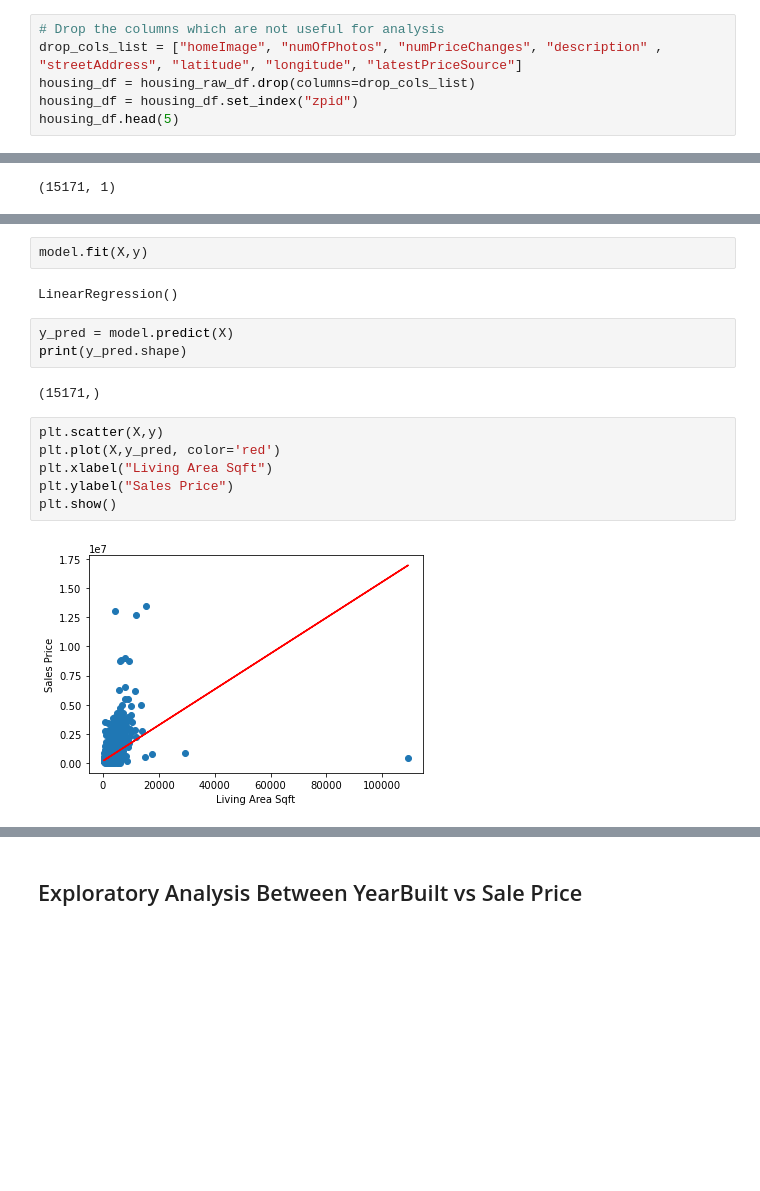
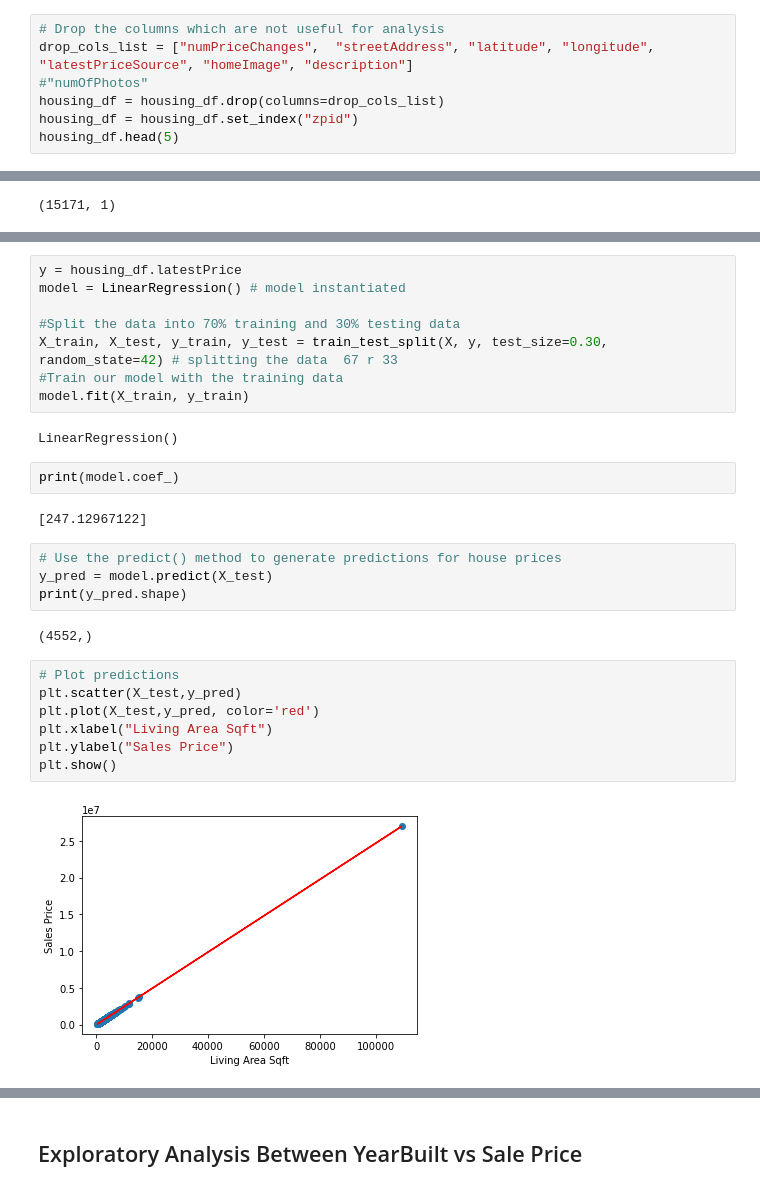
Before and after one commit to LaharikaSCU/Austin_Project, a Jupyter notebook: housing_market_prediction.ipynb, the cells around one changed output, grey strips where cells are left out. Saved outputs shown, nothing was run; the diff lists cells and outputs as text; blank space fills up the shorter version.

Commit message:
edited code for linear regression

```diff
--- a/housing_market_prediction.ipynb
+++ b/housing_market_prediction.ipynb
@@ -62,7 +105,8 @@ Name: latestPriceSource, Length: 15171, dtype: object
 # %%
 # Drop the columns which are not useful for analysis
-drop_cols_list = ["homeImage", "numOfPhotos", "numPriceChanges", "description" , "streetAddress", "latitude", "longitude", "latestPriceSource"]
-housing_df = housing_raw_df.drop(columns=drop_cols_list)
+drop_cols_list = ["numPriceChanges",  "streetAddress", "latitude", "longitude", "latestPriceSource", "homeImage", "description"]
+#"numOfPhotos"
+housing_df = housing_df.drop(columns=drop_cols_list)
 housing_df = housing_df.set_index("zpid")
 housing_df.head(5)
 # %% [output]
@@ -169,18 +178,30 @@ model = LinearRegression() # model instantiated
-# %%
-model.fit(X,y)
-# %% [output]
-LinearRegression()
-# %%
-y_pred = model.predict(X)
-print(y_pred.shape)
-# %% [output]
-(15171,)
+# %%
+y = housing_df.latestPrice
+model = LinearRegression() # model instantiated
+
+#Split the data into 70% training and 30% testing data
+X_train, X_test, y_train, y_test = train_test_split(X, y, test_size=0.30, random_state=42) # splitting the data  67 r 33
+#Train our model with the training data
+model.fit(X_train, y_train)
+# %% [output]
+LinearRegression()
+# %%
+print(model.coef_)
+# %% [output]
+[247.12967122]
+# %%
+# Use the predict() method to generate predictions for house prices
+y_pred = model.predict(X_test)
+print(y_pred.shape)
+# %% [output]
+(4552,)
 # %%
-plt.scatter(X,y)
-plt.plot(X,y_pred, color='red')
+# Plot predictions
+plt.scatter(X_test,y_pred)
+plt.plot(X_test,y_pred, color='red')
 plt.xlabel("Living Area Sqft")
 plt.ylabel("Sales Price")
 plt.show()
 # %% [output]
-[figure, old version]
+[figure, new version]
 # %%
```
Also changed, not shown: parts of 57 cells of this notebook, 3 other files.
